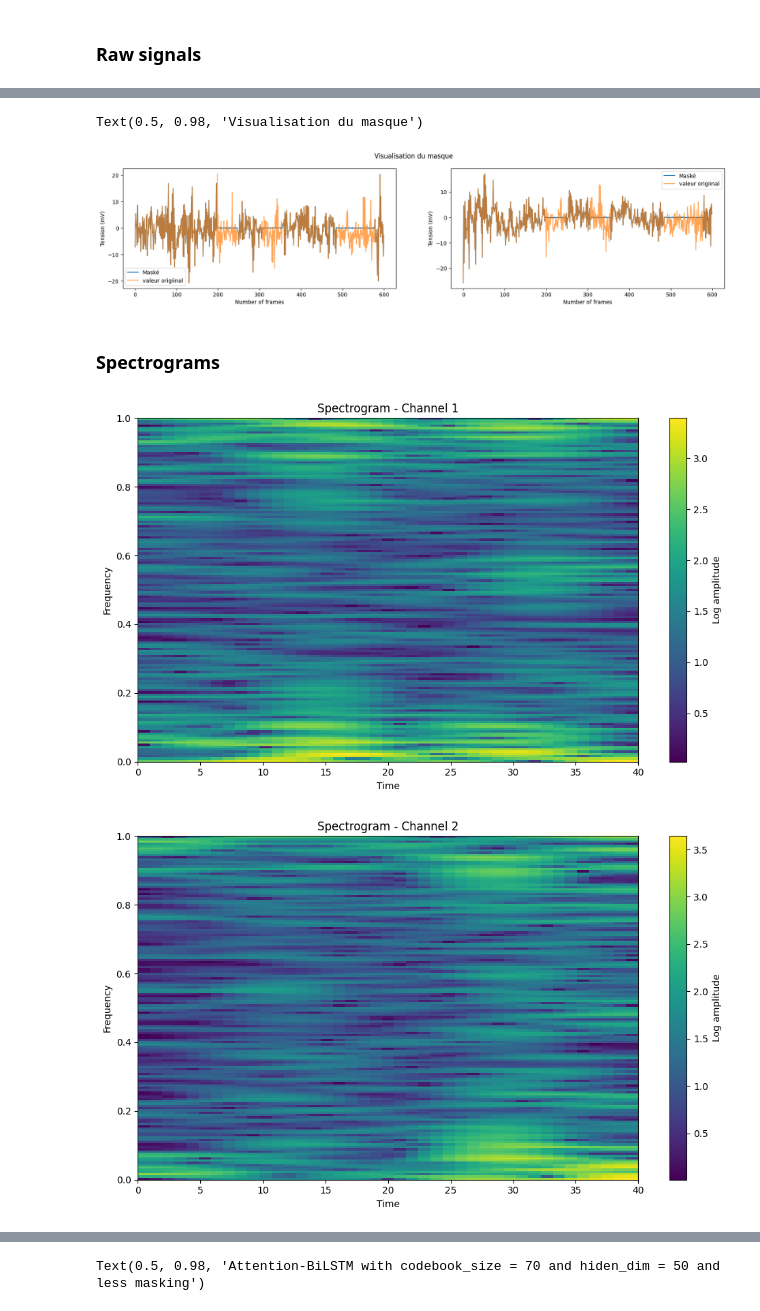
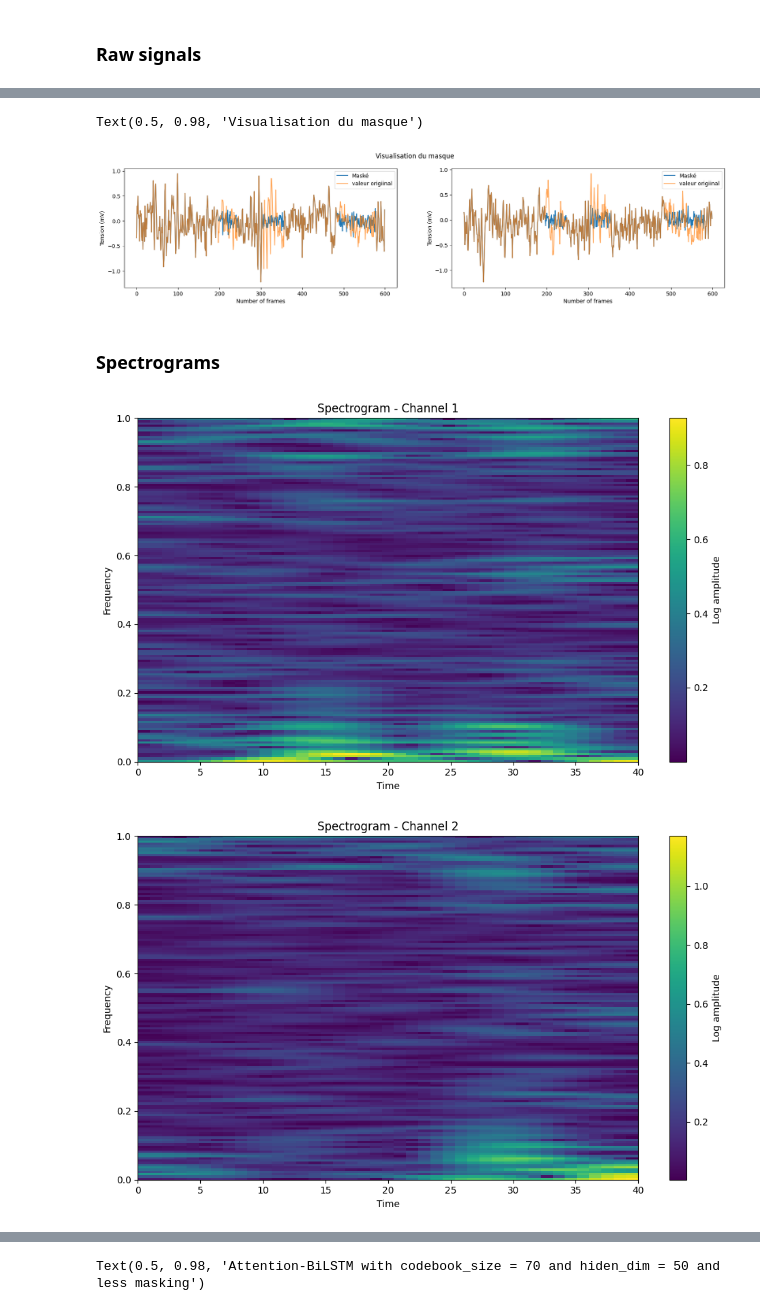
Before and after one commit to oscarninou/adl24-sleep-stage, a Jupyter notebook: random_projection_pretraing.ipynb, the cells around one changed output, grey strips where cells are left out. Cells and saved outputs as stored; diff of their text form; code cells hidden in the pictures.

```diff
--- a/random_projection_pretraing.ipynb
+++ b/random_projection_pretraing.ipynb
@@ -67,8 +63,8 @@ model = BestRqFramework(input_feature_size= 1200, quantizer_dim= 200, codebook_s
                         random_state= 34, mask_prob= 0.1, num_masks_per_signal= 4, batch_size= 200, device = device,
                         raw_signal = False)
 
-inputs = xtrain[:200].to(device).view(-1, 200, 600)
-inputs = inputs[:, :, :].view(200, 2, 600)
+
+inputs = xtrain[:200, : ,:].to(device)
 
 
 masked_values,_ = mask(inputs, mask_prob = 1, mask_time = 50, number_of_mask = 4, device = device, raw_signal = True)
@@ -84,14 +80,16 @@ for i in range(2):
 fig.suptitle('Visualisation du masque')
 # %% [output]
 Text(0.5, 0.98, 'Visualisation du masque')
-[figure, old version]
+[figure, new version]
 # %% [markdown]
 ### Spectrograms
 # %%
 xtrain, xvalid, ytrain, yvalid = np.load(filepath, allow_pickle = True)
+xtrain = (xtrain - xtrain.mean(dim = 0))/xtrain.std(dim = 0)
+xvalid = (xvalid - xvalid.mean(dim = 0))/xvalid.std(dim = 0)
 inputs = xtrain[:200].to('cpu').view(200, 2, 600)
 stft = compute_spectrogram(inputs, n_fft = 300).permute(0,3,1,2)
 plot_spectrogram(stft[1, :, :, :])
 # %% [output]
-[figure, old version]
+[figure, new version]
-[figure, old version]
+[figure, new version]
```
Also changed, not shown: parts of 12 cells of this notebook, 3 other files.
